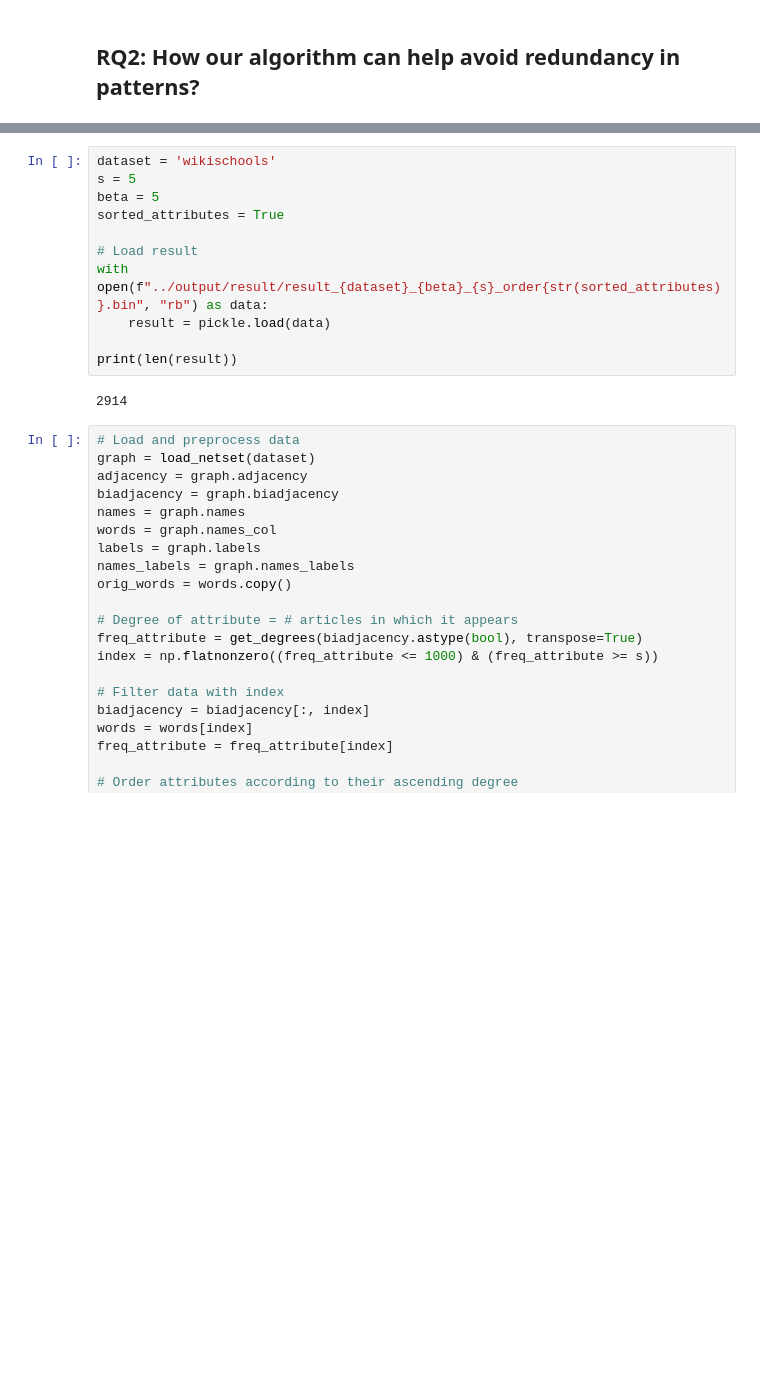
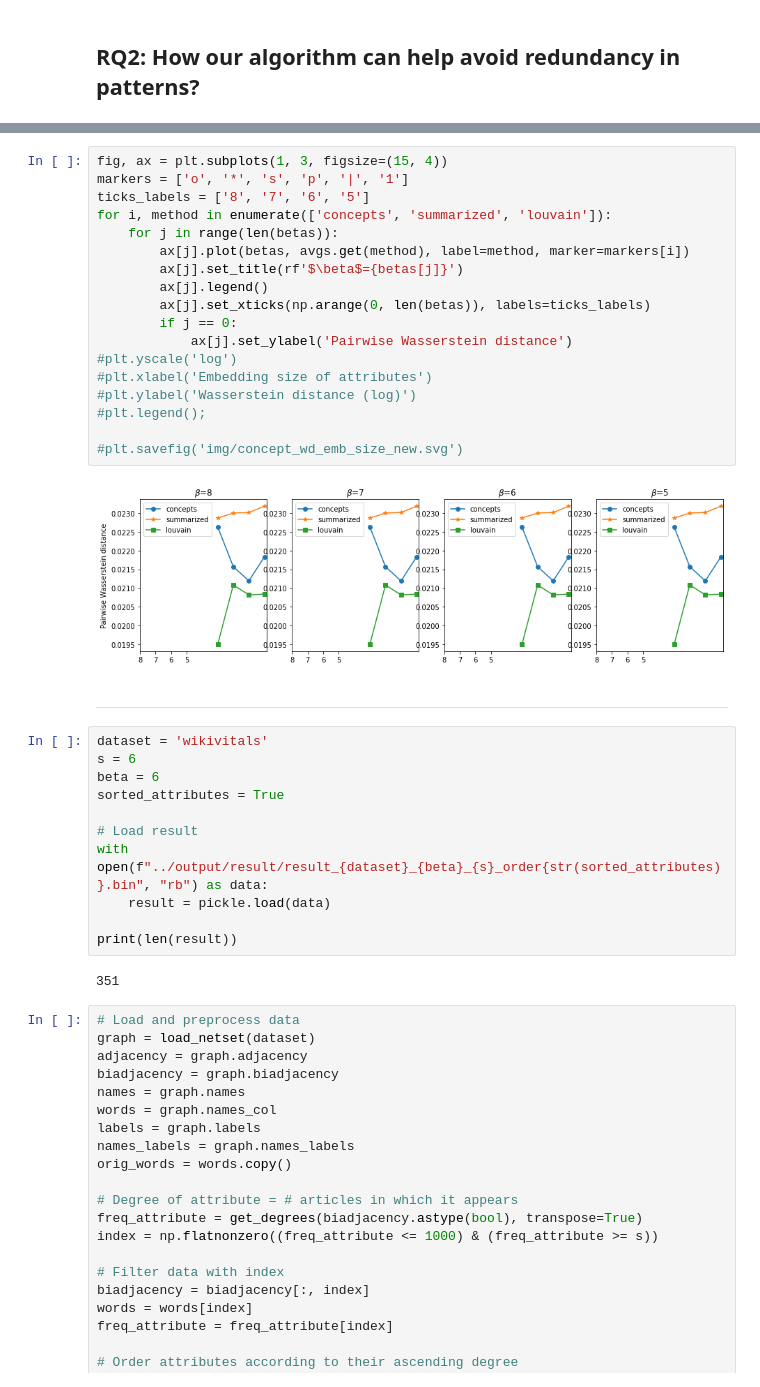
Before and after one commit to Co-MEG/CoMEG, a Jupyter notebook: notebooks/pattern_analysis.ipynb, the cells around one changed output, grey strips where cells are left out. Drawn from its saved outputs; the diff is of its cells as text; blank space fills up the shorter version.

```diff
--- a/notebooks/pattern_analysis.ipynb
+++ b/notebooks/pattern_analysis.ipynb
@@ -323,7 +657,29 @@ The PostScript backend does not support transparency; partially transparent arti
+# %%
+fig, ax = plt.subplots(1, 3, figsize=(15, 4))
+markers = ['o', '*', 's', 'p', '|', '1']
+ticks_labels = ['8', '7', '6', '5']
+for i, method in enumerate(['concepts', 'summarized', 'louvain']):
+    for j in range(len(betas)):
+        ax[j].plot(betas, avgs.get(method), label=method, marker=markers[i])
+        ax[j].set_title(rf'$\beta$={betas[j]}')
+        ax[j].legend()
+        ax[j].set_xticks(np.arange(0, len(betas)), labels=ticks_labels)
+        if j == 0:
+            ax[j].set_ylabel('Pairwise Wasserstein distance')
+#plt.yscale('log')
+#plt.xlabel('Embedding size of attributes')
+#plt.ylabel('Wasserstein distance (log)')
+#plt.legend();
+
+#plt.savefig('img/concept_wd_emb_size_new.svg')
+# %% [output]
+[figure, added]
+# %% [markdown]
+----
 # %%
-dataset = 'wikischools'
-s = 5
-beta = 5
+dataset = 'wikivitals'
+s = 6
+beta = 6
 sorted_attributes = True
 
 # Load result
@@ -332,7 +688,7 @@ with open(f"../output/result/result_{dataset}_{beta}_{s}_order{str(sorted_attrib
 
 print(len(result))
 # %% [output]
-2914
+351
 # %%
 # Load and preprocess data
 graph = load_netset(dataset)
```
Also changed, not shown: parts of 23 cells of this notebook.
